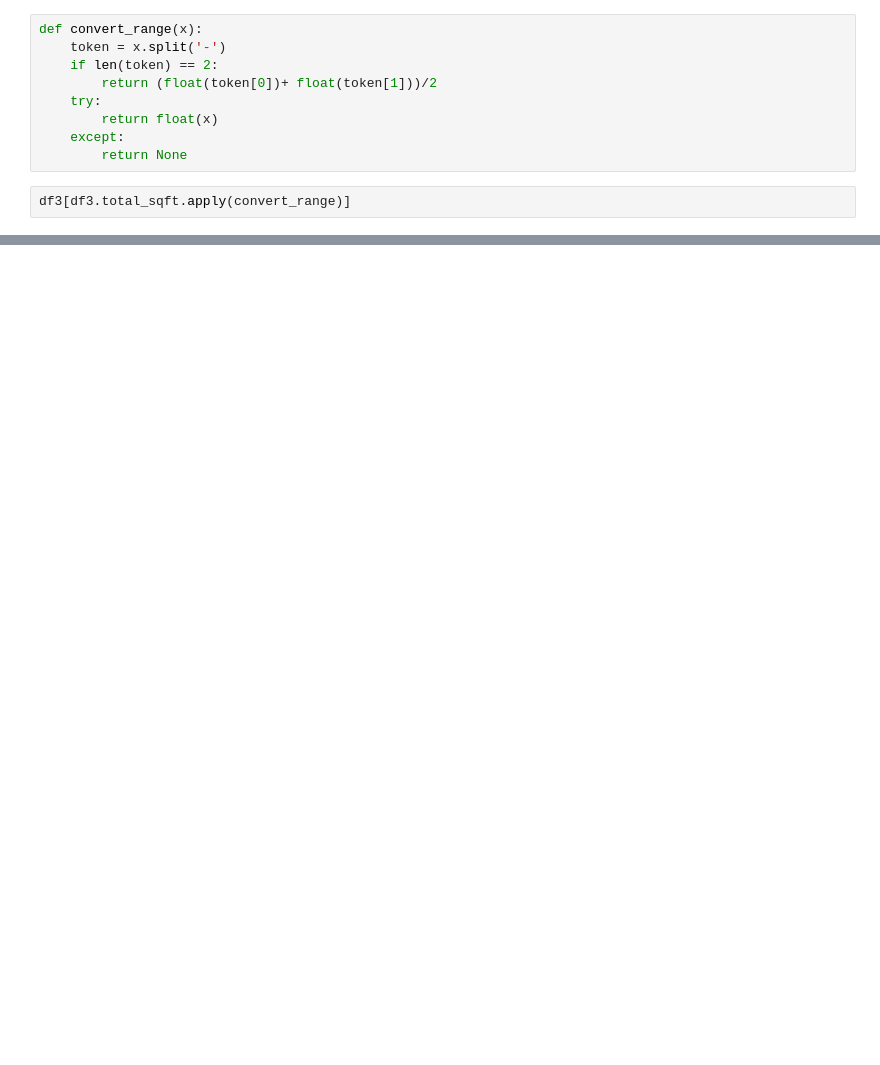
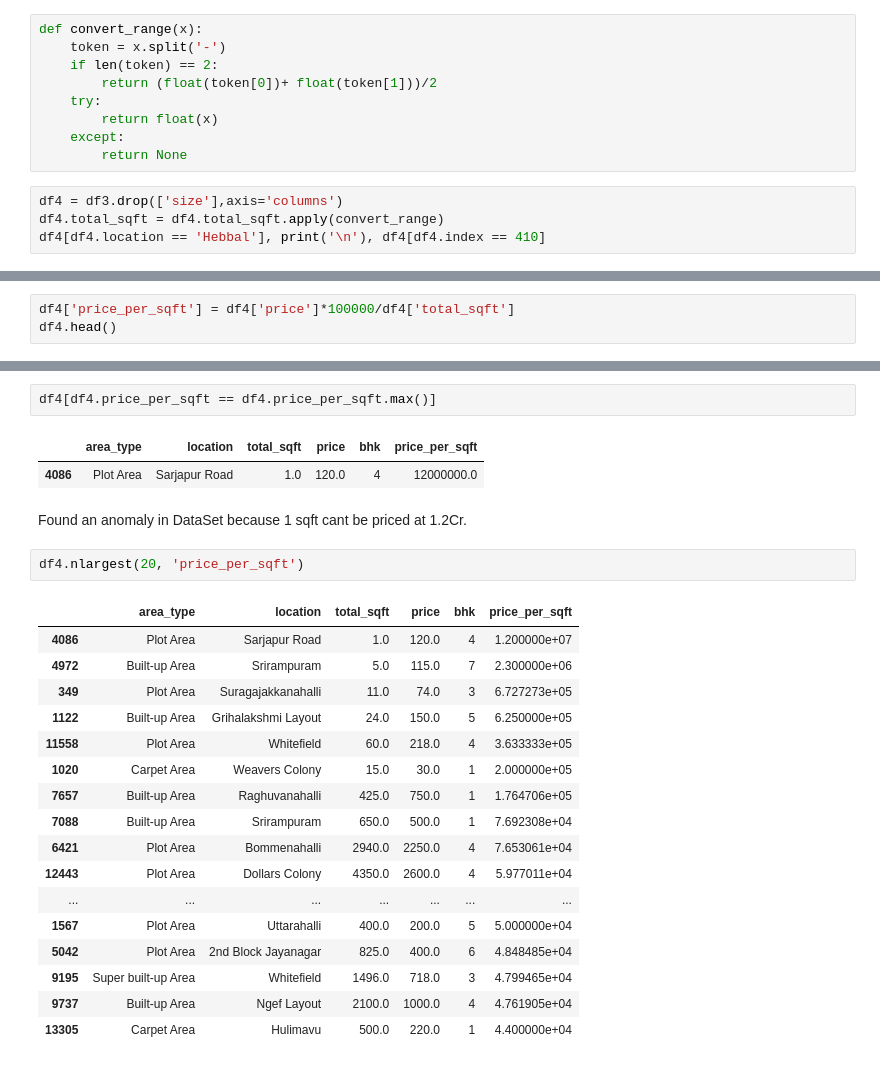
Before and after one commit to RoneyBABA/Housing, a Jupyter notebook: Proj0.ipynb, the cells around one changed output, grey strips where cells are left out. Cells and saved outputs as stored; diff of their text form; blank space fills up the shorter version.

```diff
--- a/Proj0.ipynb
+++ b/Proj0.ipynb
@@ -186,5 +184,7 @@ def convert_range(x):
     except:
         return None
 # %%
-df3[df3.total_sqft.apply(convert_range)]
+df4 = df3.drop(['size'],axis='columns')
+df4.total_sqft = df4.total_sqft.apply(convert_range)
+df4[df4.location == 'Hebbal'], print('\n'), df4[df4.index == 410]
 # %% [output]
@@ -191,0 +230,3 @@ KeyError: "None of [Index([1056.0, 2600.0, 1440.0, 1521.0, 1200.0, 1170.0, 2732.
+# %%
+df4['price_per_sqft'] = df4['price']*100000/df4['total_sqft']
+df4.head()
@@ -191,0 +263,27 @@ KeyError: "None of [Index([1056.0, 2600.0, 1440.0, 1521.0, 1200.0, 1170.0, 2732.
+# %%
+df4[df4.price_per_sqft == df4.price_per_sqft.max()]
+# %% [output]
+|  | area_type | location | total_sqft | price | bhk | price_per_sqft |
+| 4086 | Plot Area | Sarjapur Road | 1.0 | 120.0 | 4 | 12000000.0 |
+# %% [markdown]
+Found an anomaly in DataSet because 1 sqft cant be priced at 1.2Cr.
+# %%
+df4.nlargest(20, 'price_per_sqft')
+# %% [output]
+|  | area_type | location | total_sqft | price | bhk | price_per_sqft |
+| 4086 | Plot Area | Sarjapur Road | 1.0 | 120.0 | 4 | 1.200000e+07 |
+| 4972 | Built-up Area | Srirampuram | 5.0 | 115.0 | 7 | 2.300000e+06 |
+| 349 | Plot Area | Suragajakkanahalli | 11.0 | 74.0 | 3 | 6.727273e+05 |
+| 1122 | Built-up Area | Grihalakshmi Layout | 24.0 | 150.0 | 5 | 6.250000e+05 |
+| 11558 | Plot Area | Whitefield | 60.0 | 218.0 | 4 | 3.633333e+05 |
+| 1020 | Carpet Area | Weavers Colony | 15.0 | 30.0 | 1 | 2.000000e+05 |
+| 7657 | Built-up Area | Raghuvanahalli | 425.0 | 750.0 | 1 | 1.764706e+05 |
+| 7088 | Built-up Area | Srirampuram | 650.0 | 500.0 | 1 | 7.692308e+04 |
+| 6421 | Plot Area | Bommenahalli | 2940.0 | 2250.0 | 4 | 7.653061e+04 |
+| 12443 | Plot Area | Dollars Colony | 4350.0 | 2600.0 | 4 | 5.977011e+04 |
+| ... | ... | ... | ... | ... | ... | ... |
+| 1567 | Plot Area | Uttarahalli | 400.0 | 200.0 | 5 | 5.000000e+04 |
+| 5042 | Plot Area | 2nd Block Jayanagar | 825.0 | 400.0 | 6 | 4.848485e+04 |
+| 9195 | Super built-up Area | Whitefield | 1496.0 | 718.0 | 3 | 4.799465e+04 |
+| 9737 | Built-up Area | Ngef Layout | 2100.0 | 1000.0 | 4 | 4.761905e+04 |
+| 13305 | Carpet Area | Hulimavu | 500.0 | 220.0 | 1 | 4.400000e+04 |
```
Also changed, not shown: parts of 22 cells of this notebook, 1 other file.
